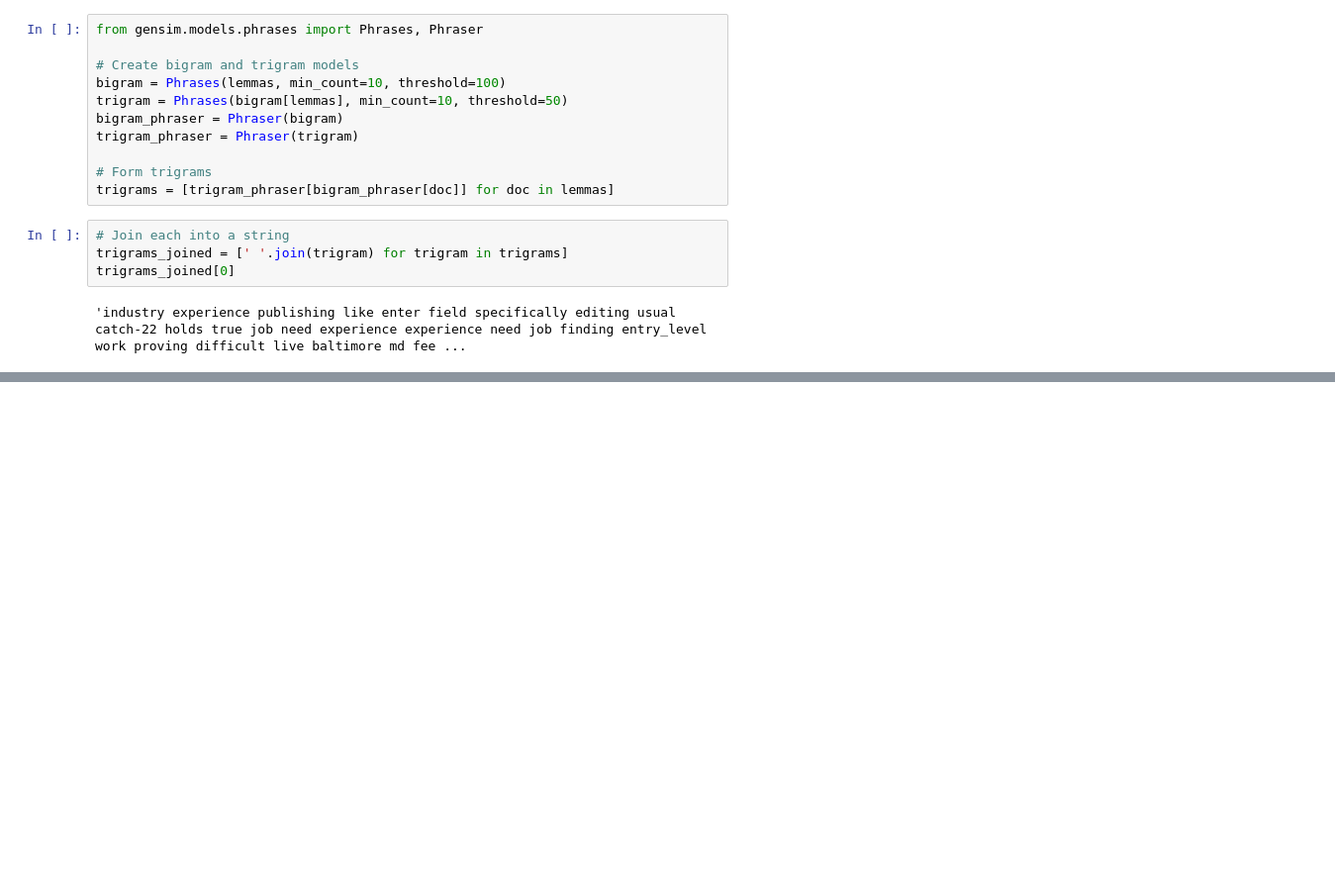
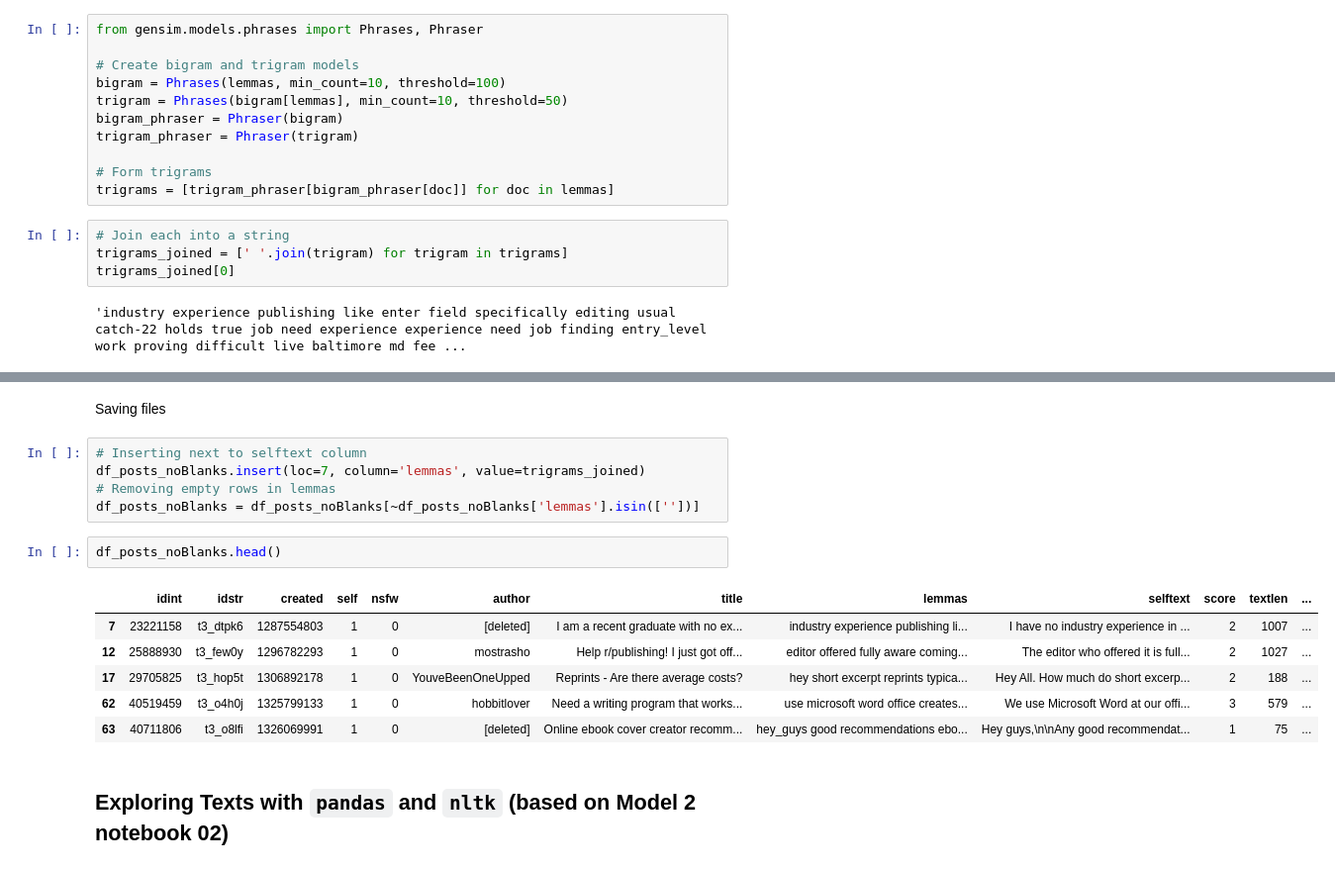
Before and after one commit to meiqingli/dssj_summer2022, a Jupyter notebook: dssj_publishing.ipynb, the cells around one changed output, grey strips where cells are left out. Shown at 99% size. Cells and saved outputs as stored; diff of their text form; blank space fills up the shorter version.

```diff
--- a/dssj_publishing.ipynb
+++ b/dssj_publishing.ipynb
@@ -401,0 +443,18 @@ trigrams_joined[0]
+# %% [markdown]
+Saving files
+# %%
+# Inserting next to selftext column
+df_posts_noBlanks.insert(loc=7, column='lemmas', value=trigrams_joined)
+# Removing empty rows in lemmas
+df_posts_noBlanks = df_posts_noBlanks[~df_posts_noBlanks['lemmas'].isin([''])]
+# %%
+df_posts_noBlanks.head()
+# %% [output]
+|  | idint | idstr | created | self | nsfw | author | title | lemmas | selftext | score | textlen | ... |
+| 7 | 23221158 | t3_dtpk6 | 1287554803 | 1 | 0 | [deleted] | I am a recent graduate with no ex... | industry experience publishing li... | I have no industry experience in ... | 2 | 1007 | ... |
+| 12 | 25888930 | t3_few0y | 1296782293 | 1 | 0 | mostrasho | Help r/publishing! I just got off... | editor offered fully aware coming... | The editor who offered it is full... | 2 | 1027 | ... |
+| 17 | 29705825 | t3_hop5t | 1306892178 | 1 | 0 | YouveBeenOneUpped | Reprints - Are there average costs? | hey short excerpt reprints typica... | Hey All. How much do short excerp... | 2 | 188 | ... |
+| 62 | 40519459 | t3_o4h0j | 1325799133 | 1 | 0 | hobbitlover | Need a writing program that works... | use microsoft word office creates... | We use Microsoft Word at our offi... | 3 | 579 | ... |
+| 63 | 40711806 | t3_o8lfi | 1326069991 | 1 | 0 | [deleted] | Online ebook cover creator recomm... | hey_guys good recommendations ebo... | Hey guys,\n\nAny good recommendat... | 1 | 75 | ... |
+# %% [markdown]
+## Exploring Texts with `pandas` and `nltk` (based on Model 2 notebook 02)
```
Also changed, not shown: parts of 27 cells of this notebook.
